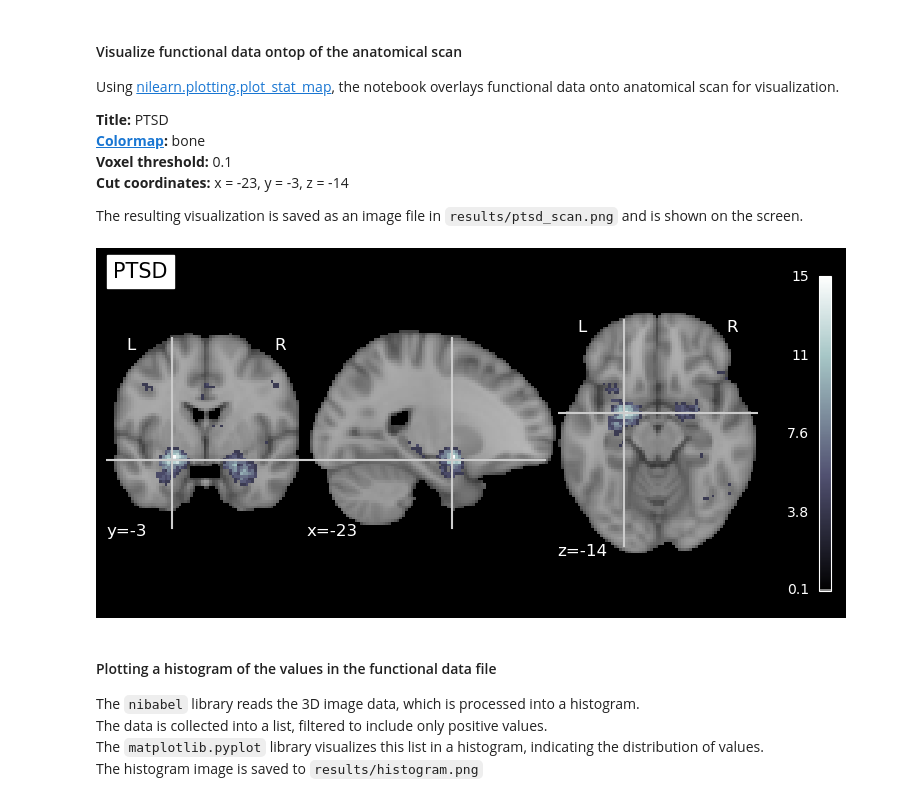
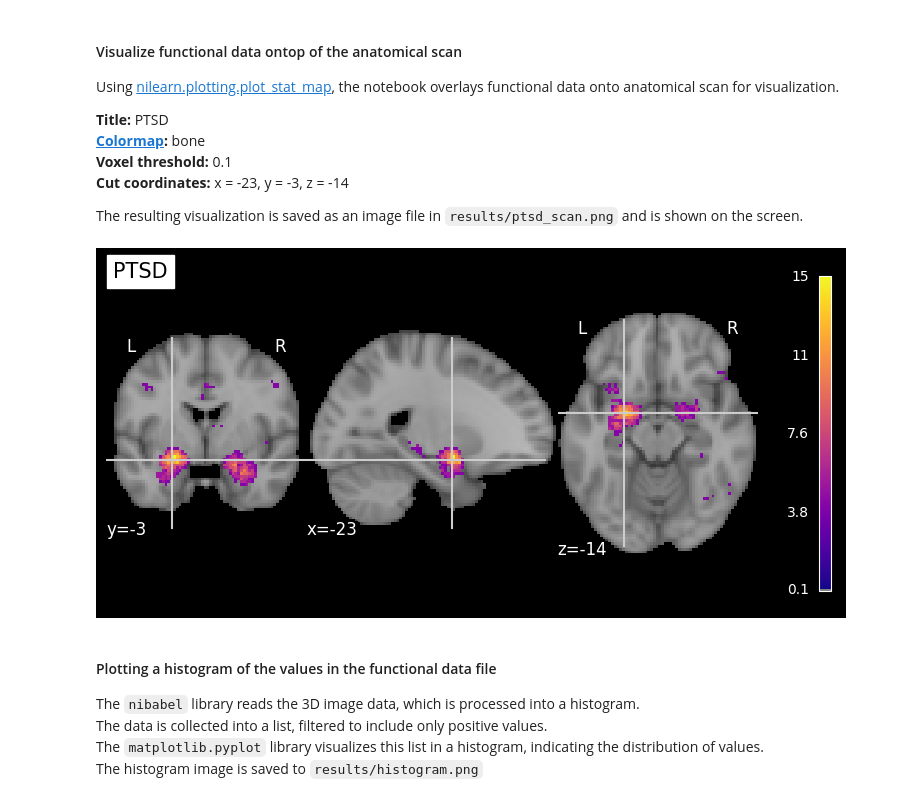
Before and after one commit to pecherkina/propsy-home-assignment, a Jupyter notebook: ptsd-visualization.ipynb, the cells around one changed output. Saved outputs shown, nothing was run; the diff lists cells and outputs as text; code cells hidden in the pictures.

Commit message:
added proposed changes

```diff
--- a/ptsd-visualization.ipynb
+++ b/ptsd-visualization.ipynb
@@ -45,19 +45,19 @@ The resulting visualization is saved as an image file in ``results/ptsd_scan.png
 # %%
 from nilearn import plotting
 import matplotlib.pyplot as plt
 
 # Visualization functional data ontop of the anatomical scan
 plotting.plot_stat_map(stat_map_img=functional,
                        bg_img=anatomical,
-                       cmap=plt.get_cmap("bone"),
+                       cmap=plt.get_cmap("plasma"), # PROPOSED CHANGE 1: changed color map
                        title="PTSD",
                        threshold=0.1,
                        cut_coords=(-23, -3, -14))
 
 # Output to file
 plt.savefig('results/ptsd_scan.png')
 # %% [output]
-[figure, old version]
+[figure, new version]
 # %% [markdown]
 #### Plotting a histogram of the values in the functional data file
 The ``nibabel`` library reads the 3D image data, which is processed into a histogram.\
```
Also changed, not shown: parts of 1 cell of this notebook, 2 other files.
